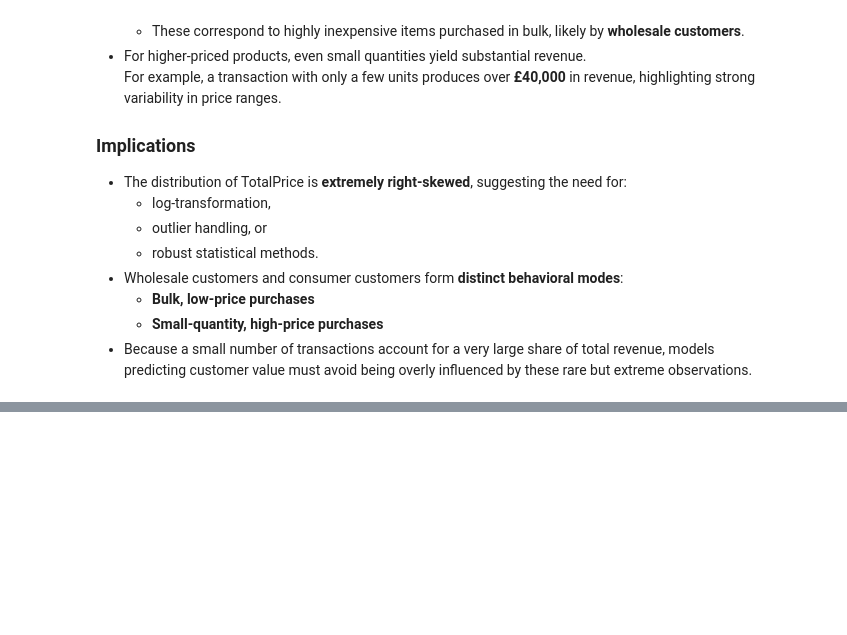
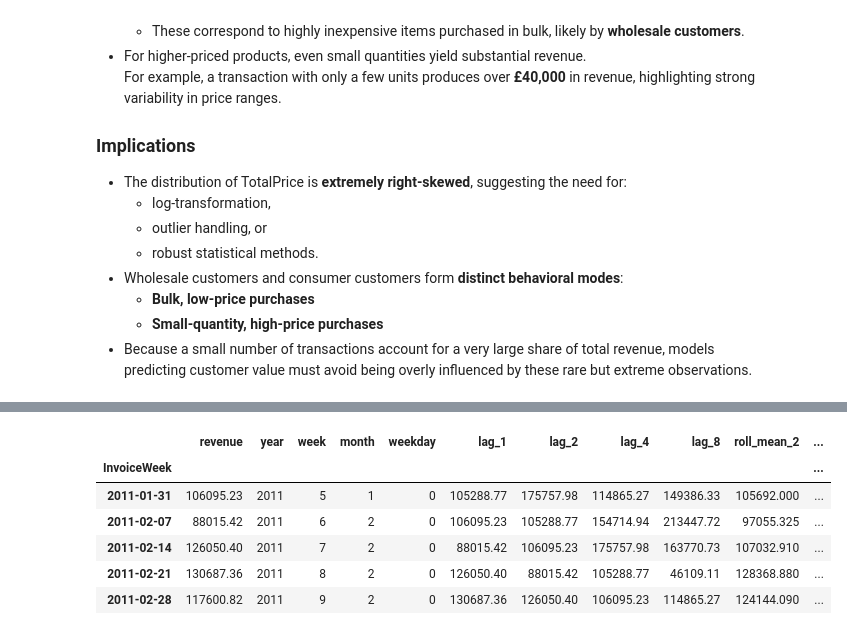
Before and after one commit to jz024/online_retail, a Jupyter notebook: final_project.ipynb, the cells around one changed output, grey strips where cells are left out. Saved outputs shown, nothing was run; the diff lists cells and outputs as text; code cells hidden in the pictures; blank space fills up the shorter version.

```diff
--- a/final_project.ipynb
+++ b/final_project.ipynb
@@ -520,0 +657,30 @@ df.plot.scatter(x="Quantity", y="TotalPrice", alpha=0.3, figsize=(6,4))
+# %%
+weekly["year"] = weekly.index.year
+weekly["week"] = weekly.index.isocalendar().week.astype(int)
+weekly["month"] = weekly.index.month
+weekly["weekday"] = weekly.index.weekday
+# %%
+lags = [1, 2, 4, 8]
+
+for lag in lags:
+    weekly[f"lag_{lag}"] = weekly["revenue"].shift(lag)
+# %%
+weekly["roll_mean_2"] = weekly["revenue"].rolling(2).mean()
+weekly["roll_mean_4"] = weekly["revenue"].rolling(4).mean()
+weekly["roll_std_4"] = weekly["revenue"].rolling(4).std()
+weekly["roll_mean_8"] = weekly["revenue"].rolling(8).mean()
+# %%
+weekly["is_christmas_week"] = (weekly.index.month == 12).astype(int)
+weekly["is_november"] = (weekly.index.month == 11).astype(int)
+weekly["is_q4"] = weekly["month"].isin([10, 11, 12]).astype(int)
+# %%
+weekly = weekly.dropna()
+weekly.head()
+# %% [output]
+|  | revenue | year | week | month | weekday | lag_1 | lag_2 | lag_4 | lag_8 | roll_mean_2 | ... |
+| InvoiceWeek |  |  |  |  |  |  |  |  |  |  | ... |
+| 2011-01-31 | 106095.23 | 2011 | 5 | 1 | 0 | 105288.77 | 175757.98 | 114865.27 | 149386.33 | 105692.000 | ... |
+| 2011-02-07 | 88015.42 | 2011 | 6 | 2 | 0 | 106095.23 | 105288.77 | 154714.94 | 213447.72 | 97055.325 | ... |
+| 2011-02-14 | 126050.40 | 2011 | 7 | 2 | 0 | 88015.42 | 106095.23 | 175757.98 | 163770.73 | 107032.910 | ... |
+| 2011-02-21 | 130687.36 | 2011 | 8 | 2 | 0 | 126050.40 | 88015.42 | 105288.77 | 46109.11 | 128368.880 | ... |
+| 2011-02-28 | 117600.82 | 2011 | 9 | 2 | 0 | 130687.36 | 126050.40 | 106095.23 | 114865.27 | 124144.090 | ... |
```
Also changed, not shown: parts of 73 cells of this notebook.
